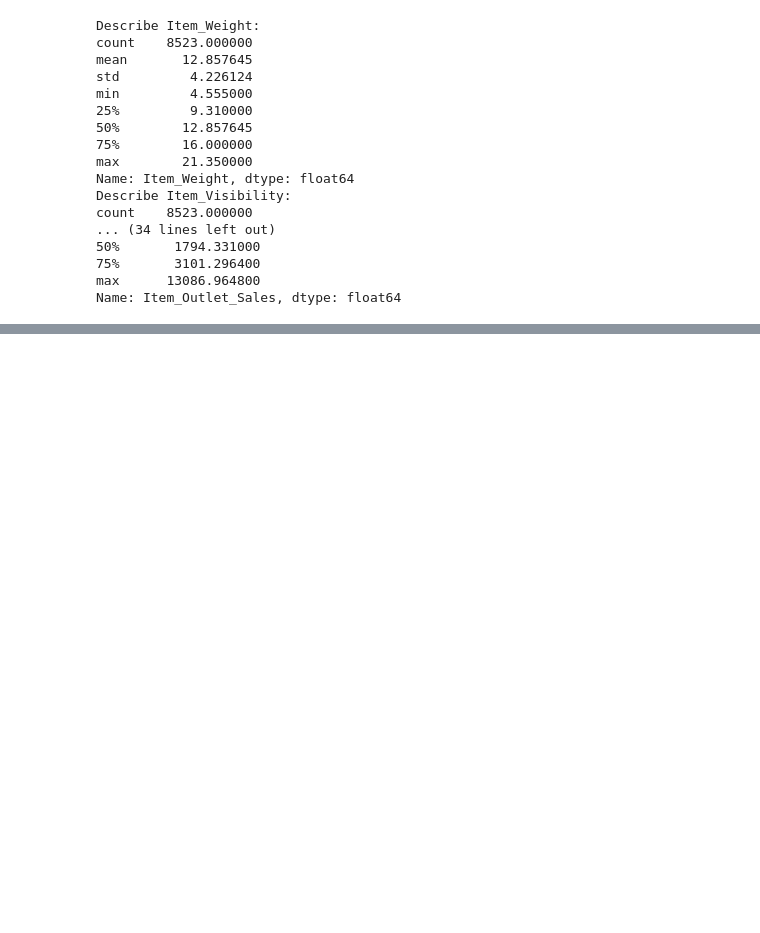
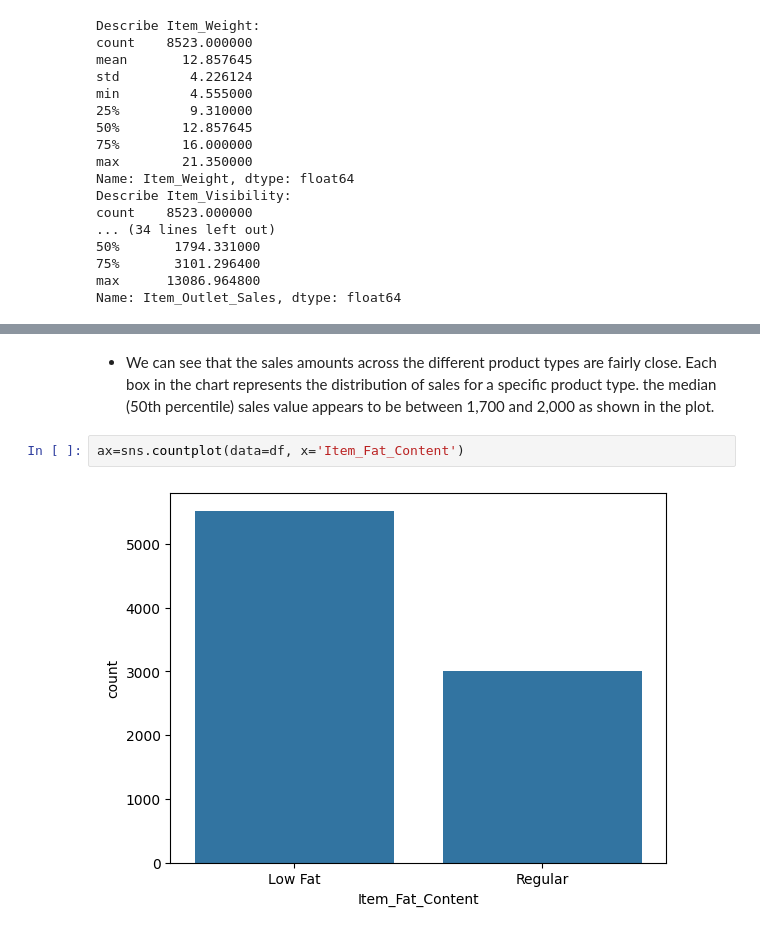
Before and after one commit to Zainakhader/Project1, a Jupyter notebook: Untitled3.ipynb, the cells around one changed output, grey strips where cells are left out. Saved outputs shown, nothing was run; the diff lists cells and outputs as text; blank space fills up the shorter version.

```diff
--- a/Untitled3.ipynb
+++ b/Untitled3.ipynb
@@ -220,0 +284,8 @@ Name: Item_Outlet_Sales, dtype: float64
+# %% [markdown]
+
+
+*   We can see that the sales amounts across the different product types are fairly close. Each box in the chart represents the distribution of sales for a specific product type. the median (50th percentile) sales value appears to be between 1,700 and 2,000 as shown in the plot.
+# %%
+ax=sns.countplot(data=df, x='Item_Fat_Content')
+# %% [output]
+[figure, added]
```
Also changed, not shown: parts of 13 cells of this notebook.
